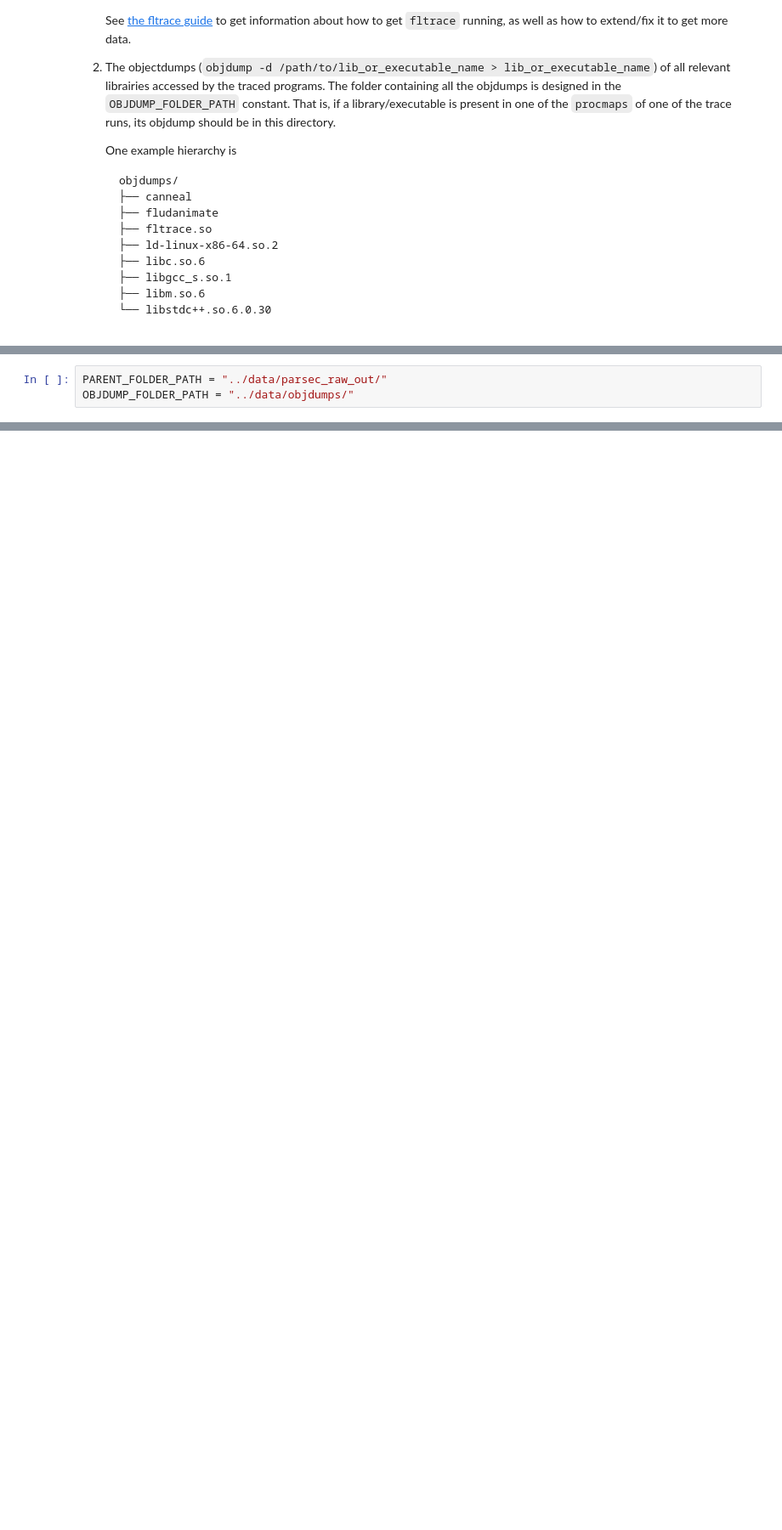
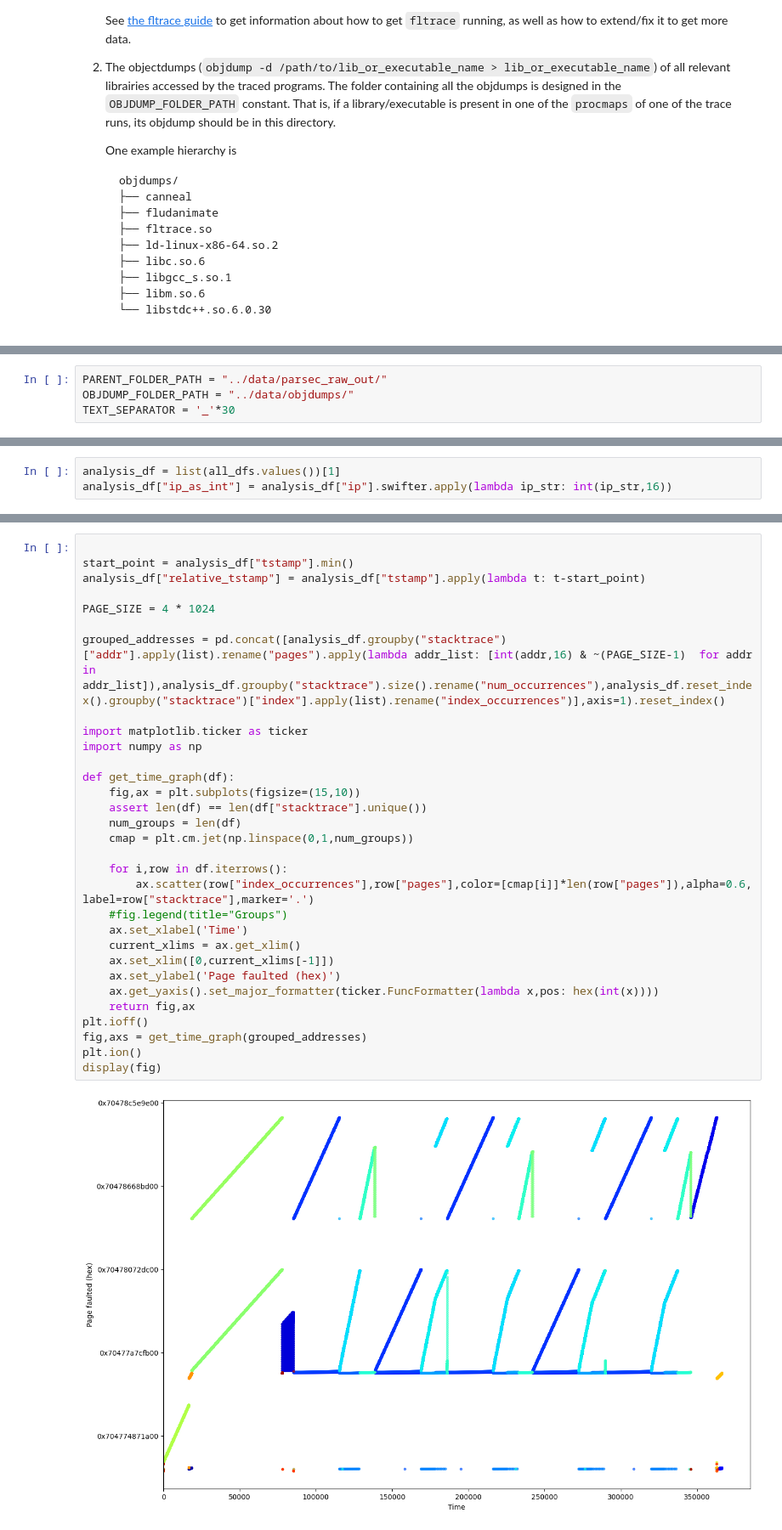
Before and after one commit to vigarov/new_ml_prefetching, a Jupyter notebook: data/analysis/fltrace_parser.ipynb, the cells around one changed output, grey strips where cells are left out. Shown: that part at 85% size. Drawn from its saved outputs; the diff is of its cells as text; blank space fills up the shorter version.

```diff
--- a/data/analysis/fltrace_parser.ipynb
+++ b/data/analysis/fltrace_parser.ipynb
@@ -46,3 +65,4 @@
 # %%
 PARENT_FOLDER_PATH = "../data/parsec_raw_out/"
 OBJDUMP_FOLDER_PATH = "../data/objdumps/"
+TEXT_SEPARATOR = '_'*30
@@ -48,0 +476,3 @@ OBJDUMP_FOLDER_PATH = "../data/objdumps/"
+# %%
+analysis_df = list(all_dfs.values())[1]
+analysis_df["ip_as_int"] = analysis_df["ip"].swifter.apply(lambda ip_str: int(ip_str,16))
@@ -48,0 +558,33 @@ OBJDUMP_FOLDER_PATH = "../data/objdumps/"
+# %%
+
+start_point = analysis_df["tstamp"].min()
+analysis_df["relative_tstamp"] = analysis_df["tstamp"].apply(lambda t: t-start_point)
+
+PAGE_SIZE = 4 * 1024
+
+grouped_addresses = pd.concat([analysis_df.groupby("stacktrace")["addr"].apply(list).rename("pages").apply(lambda addr_list: [int(addr,16) & ~(PAGE_SIZE-1)  for addr in addr_list]),analysis_df.groupby("stacktrace").size().rename("num_occurrences"),analysis_df.reset_index().groupby("stacktrace")["index"].apply(list).rename("index_occurrences")],axis=1).reset_index()
+
+import matplotlib.ticker as ticker
+import numpy as np
+
+def get_time_graph(df):
+    fig,ax = plt.subplots(figsize=(15,10))
+    assert len(df) == len(df["stacktrace"].unique())
+    num_groups = len(df)
+    cmap = plt.cm.jet(np.linspace(0,1,num_groups))
+
+    for i,row in df.iterrows():
+        ax.scatter(row["index_occurrences"],row["pages"],color=[cmap[i]]*len(row["pages"]),alpha=0.6, label=row["stacktrace"],marker='.')
+    #fig.legend(title="Groups")
+    ax.set_xlabel('Time')
+    current_xlims = ax.get_xlim()
+    ax.set_xlim([0,current_xlims[-1]])
+    ax.set_ylabel('Page faulted (hex)')
+    ax.get_yaxis().set_major_formatter(ticker.FuncFormatter(lambda x,pos: hex(int(x))))
+    return fig,ax
+plt.ioff()
+fig,axs = get_time_graph(grouped_addresses)
+plt.ion()
+display(fig)
+# %% [output]
+[figure, added]
```
Also changed, not shown: parts of 41 cells of this notebook, 7 other files.
